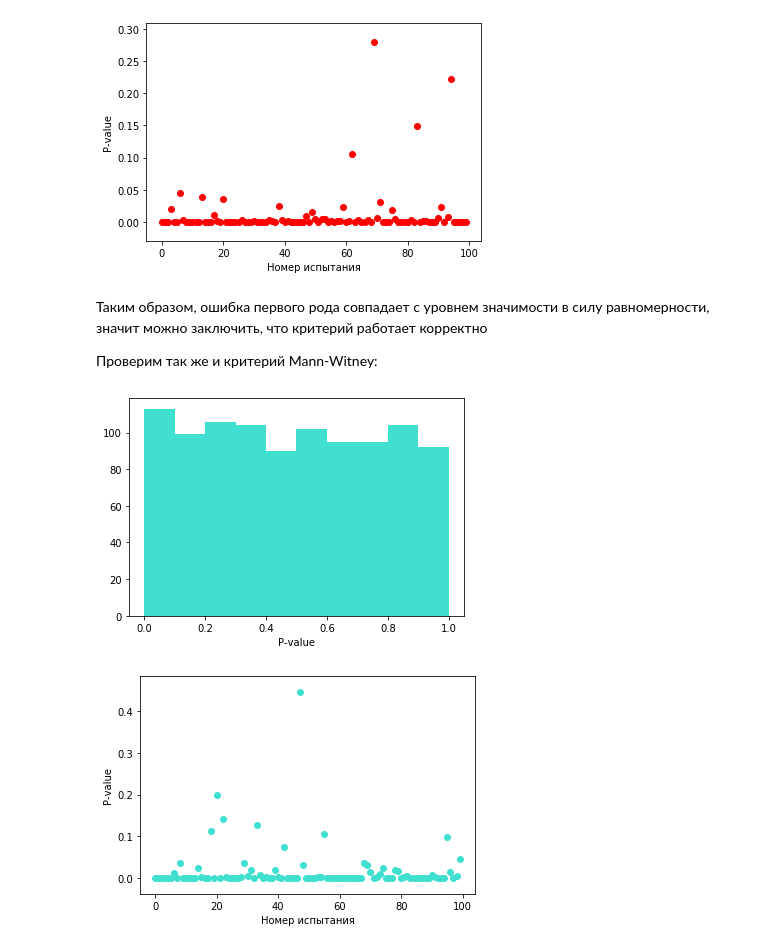
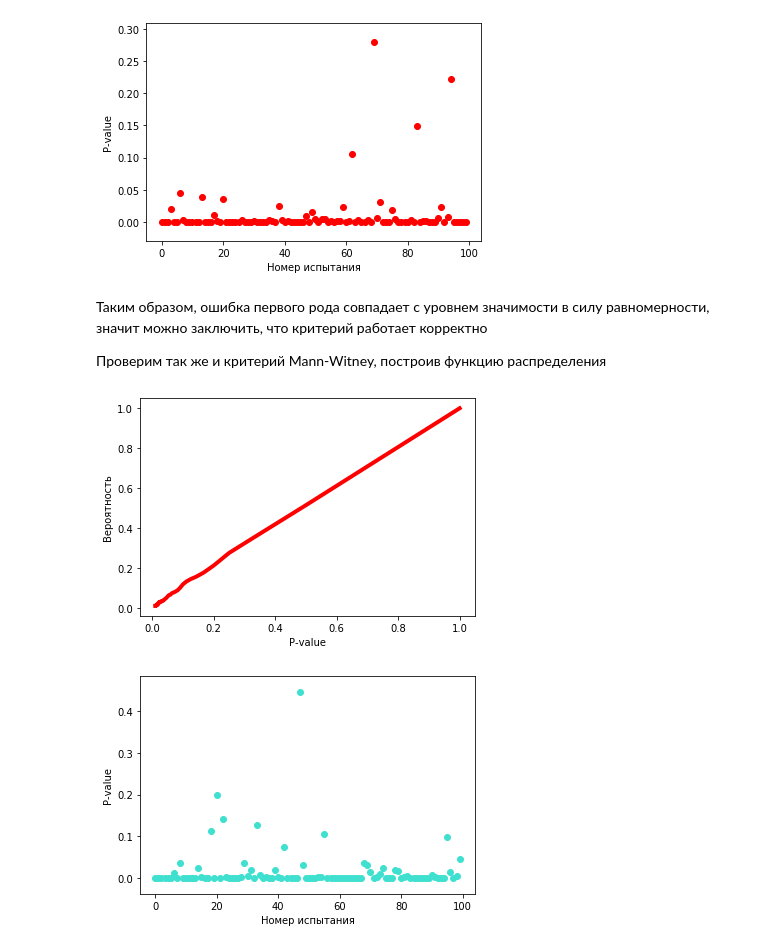
Before and after one commit to Vlada-Veselova/Statistics_HW_BI, a Jupyter notebook: Statistic_HW2_1.ipynb, the cells around one changed output. Drawn from its saved outputs; the diff is of its cells as text; code cells hidden in the pictures.

```diff
--- a/Statistic_HW2_1.ipynb
+++ b/Statistic_HW2_1.ipynb
@@ -99,0 +96,14 @@ ax.set_xlabel('P-value');
+# %%
+p_value_ts = sorted(p_value_ts)
+n, m = [], []
+for j in reversed(range(1, 100)):
+    k = 0
+    for i in range(len(p_value_ts)):
+        if p_value_ts[i] < 1/j:
+            k += 1
+    m.append(1/j)
+    n.append(k/len(p_value_ts))
+fig, ax = plt.subplots()
+ax.plot(m, n, lw=4, c='r')
+ax.set_xlabel('P-value');
+ax.set_ylabel('Вероятность');
@@ -117,20 +129,29 @@ ax.set_ylabel('P-value');
 # %% [markdown]
 Таким образом, ошибка первого рода совпадает с уровнем значимости в силу равномерности, значит можно заключить, что критерий работает корректно
 
-Проверим так же и критерий Mann-Witney:
+Проверим так же и критерий Mann-Witney, построив функцию распределения
 # %%
 # разные дисперсии, равные средние
 samples_1, samples_2, p_value = [], [], []
 for i in range(1000):
     samples_1.append(np.random.normal(0, 1, 100))
     samples_2.append(np.random.normal(0, 2, 100))
 for sample_1, sample_2 in zip(samples_1, samples_2):
     p_value.append(scipy.stats.mannwhitneyu(sample_1, sample_2, alternative="two-sided").pvalue)
+n, m = [], []
+for j in reversed(range(1, 100)):
+    k = 0
+    for i in range(len(p_value)):
+        if p_value[i] < 1/j:
+            k += 1
+    m.append(1/j)
+    n.append(k/len(p_value))
 fig, ax = plt.subplots()
-plt.hist(p_value, color='turquoise');
+ax.plot(m, n, lw=4, c='r')
 ax.set_xlabel('P-value');
+ax.set_ylabel('Вероятность');
 # %% [output]
-[figure, old version]
+[figure, new version]
 # %%
 # разные средние
 samples_1, samples_2, p_value = [], [], []
```
Also changed, not shown: parts of 3 cells of this notebook.
